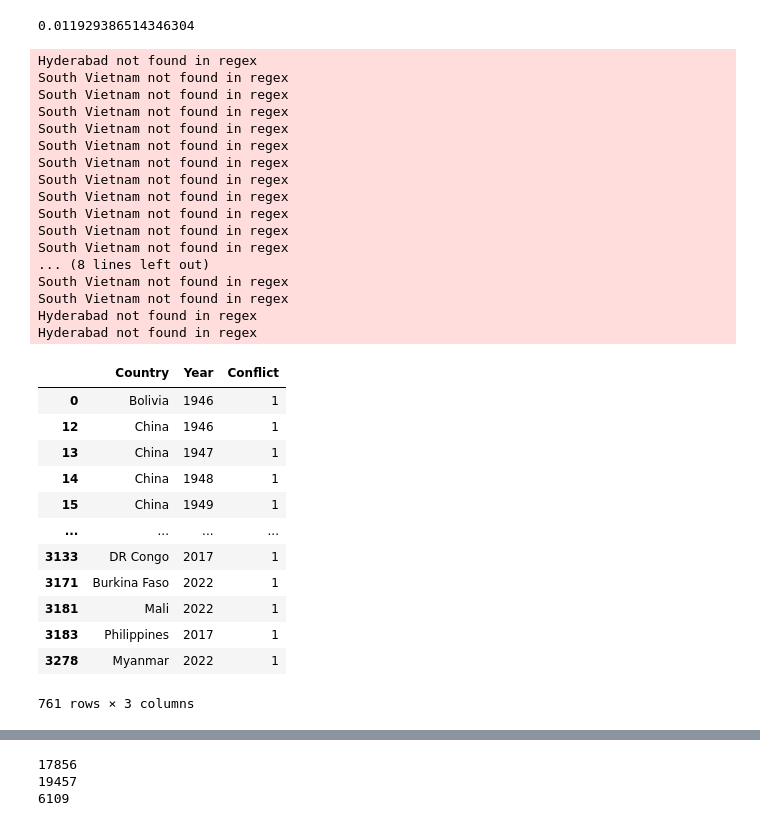
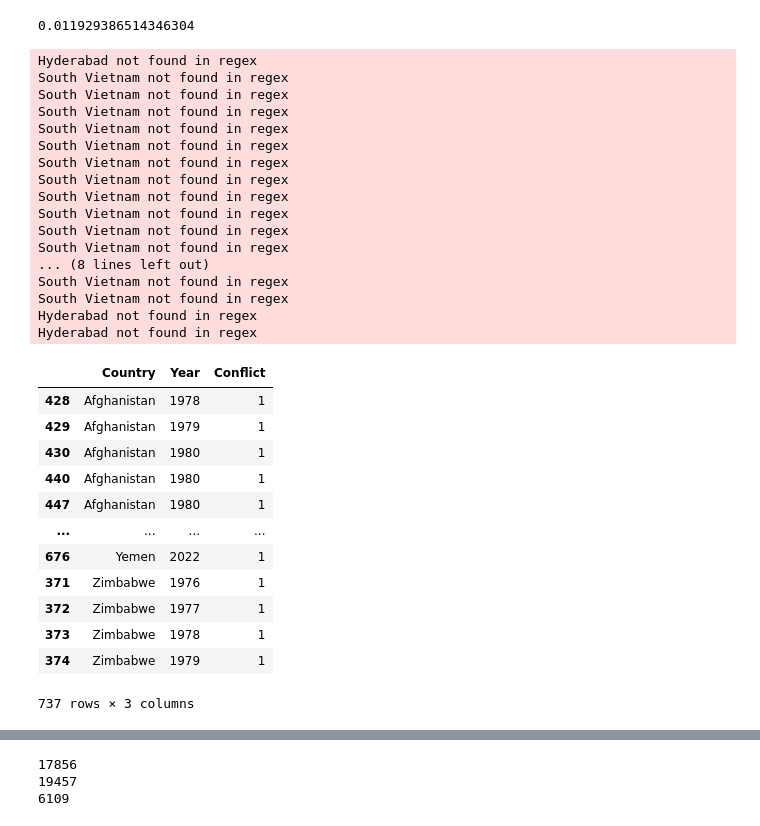
Before and after one commit to JTayMilli/GonGrowth, a Jupyter notebook: Data Processing.ipynb, the cells around one changed output, grey strips where cells are left out. Saved outputs shown, nothing was run; the diff lists cells and outputs as text; code cells hidden in the pictures.

```diff
--- a/Data Processing.ipynb
+++ b/Data Processing.ipynb
@@ -618,40 +640,44 @@ TGall.Price.isna().sum() / len(TGall.Price)
 # %%
 #intensity level 2 only , https://ucdp.uu.se/downloads/index.html#armedconflict
 Conf = pd.read_excel("Dyadic_v23_1.xlsx")[['location', 'year', 'intensity_level']].rename(columns  = {'year': "Year", "location": "Country"})
 Conf = Conf[Conf['intensity_level'] == 2].drop(columns  = "intensity_level")
 Conf['Country'] = Conf['Country'].str.split(',')
 Conf = Conf.explode('Country')
 Conf.Country = cc.convert(names = Conf['Country'], to = "name_short")
+Conf = Conf[Conf.Country !=  'not found']
 Conf['Conflict'] = 1
+#Conf['Adj5']  =
+Conf = Conf.sort_values(by = ["Country", "Year"])
+#Conf['Adj5'] = Conf.groupby('Country')['Conflict'].shift(5)
 Conf
 # %% [output]
 Hyderabad not found in regex
 South Vietnam not found in regex
 South Vietnam not found in regex
 South Vietnam not found in regex
 South Vietnam not found in regex
 South Vietnam not found in regex
 South Vietnam not found in regex
 South Vietnam not found in regex
 South Vietnam not found in regex
 South Vietnam not found in regex
 South Vietnam not found in regex
 South Vietnam not found in regex
 ... (8 lines left out)
 South Vietnam not found in regex
 South Vietnam not found in regex
 Hyderabad not found in regex
 Hyderabad not found in regex
 |  | Country | Year | Conflict |
-| 0 | Bolivia | 1946 | 1 |
-| 12 | China | 1946 | 1 |
-| 13 | China | 1947 | 1 |
-| 14 | China | 1948 | 1 |
-| 15 | China | 1949 | 1 |
+| 428 | Afghanistan | 1978 | 1 |
+| 429 | Afghanistan | 1979 | 1 |
+| 430 | Afghanistan | 1980 | 1 |
+| 440 | Afghanistan | 1980 | 1 |
+| 447 | Afghanistan | 1980 | 1 |
 | ... | ... | ... | ... |
-| 3133 | DR Congo | 2017 | 1 |
-| 3171 | Burkina Faso | 2022 | 1 |
-| 3181 | Mali | 2022 | 1 |
-| 3183 | Philippines | 2017 | 1 |
-| 3278 | Myanmar | 2022 | 1 |
+| 676 | Yemen | 2022 | 1 |
+| 371 | Zimbabwe | 1976 | 1 |
+| 372 | Zimbabwe | 1977 | 1 |
+| 373 | Zimbabwe | 1978 | 1 |
+| 374 | Zimbabwe | 1979 | 1 |
-761 rows × 3 columns
+737 rows × 3 columns
```
Also changed, not shown: parts of 10 cells of this notebook.
